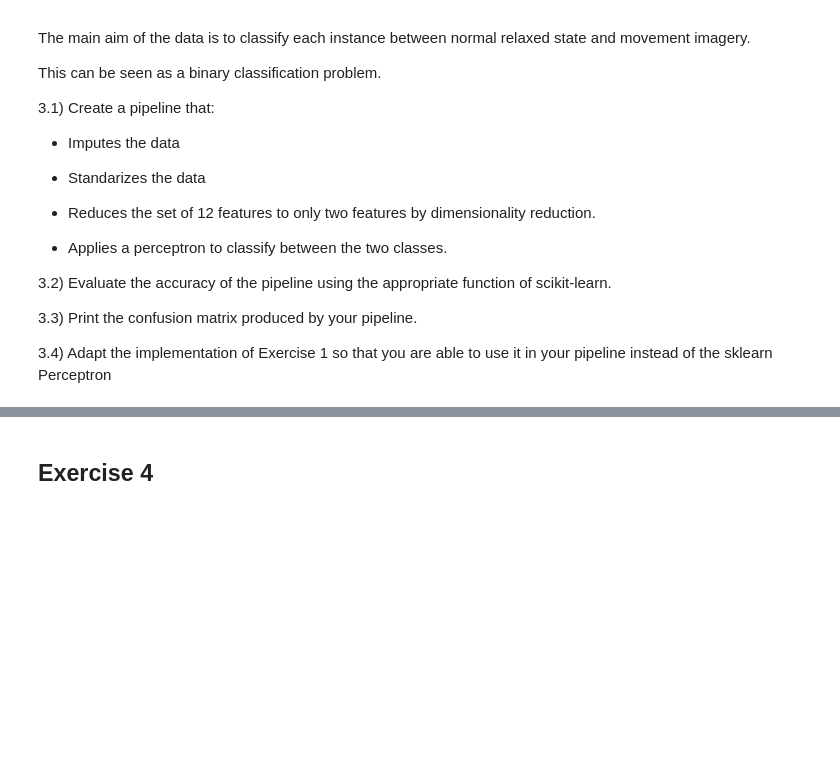
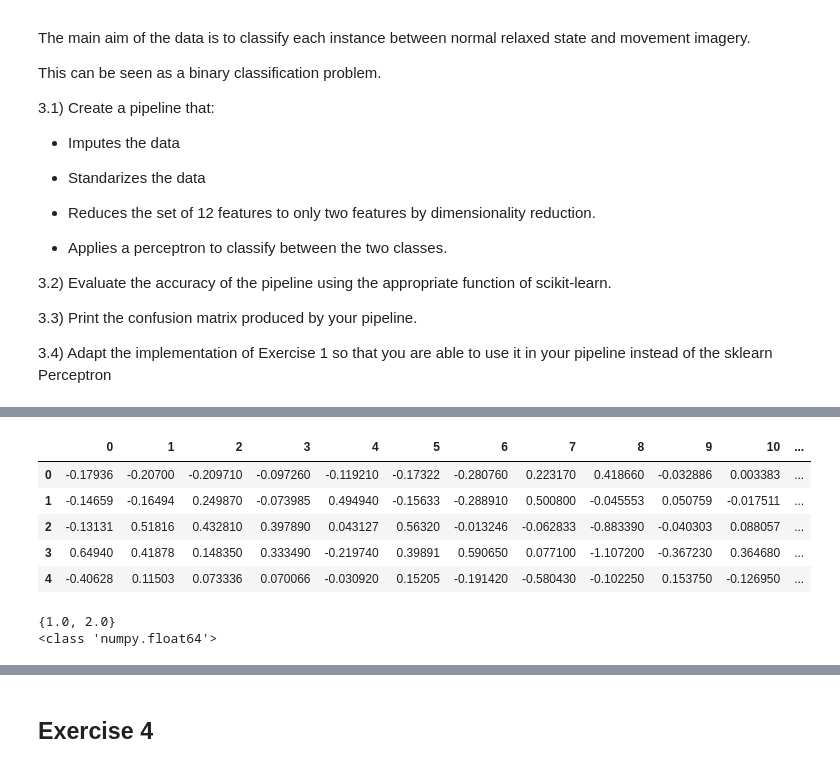
Before and after one commit to Ang3lino/mlnn, a Jupyter notebook: labs/4/Lab4_Perceptron-Students.ipynb, the cells around one changed output, grey strips where cells are left out. Cells and saved outputs as stored; diff of their text form; code cells hidden in the pictures; blank space fills up the shorter version.

```diff
--- a/labs/4/Lab4_Perceptron-Students.ipynb
+++ b/labs/4/Lab4_Perceptron-Students.ipynb
@@ -236,0 +241,21 @@ dataset.shape
+# %%
+import pandas as pd
+from IPython.display import display, HTML, Markdown
+
+df = pd.DataFrame(dataset)
+display(df.head())
+print(set(dataset[:, -1]))
+print(type(dataset[0, -1]))
+
+for row in df.values:
+    if any(type(cell) is not np.float64 for cell in row):
+        print(row)
+# %% [output]
+|  | 0 | 1 | 2 | 3 | 4 | 5 | 6 | 7 | 8 | 9 | 10 | ... |
+| 0 | -0.17936 | -0.20700 | -0.209710 | -0.097260 | -0.119210 | -0.17322 | -0.280760 | 0.223170 | 0.418660 | -0.032886 | 0.003383 | ... |
+| 1 | -0.14659 | -0.16494 | 0.249870 | -0.073985 | 0.494940 | -0.15633 | -0.288910 | 0.500800 | -0.045553 | 0.050759 | -0.017511 | ... |
+| 2 | -0.13131 | 0.51816 | 0.432810 | 0.397890 | 0.043127 | 0.56320 | -0.013246 | -0.062833 | -0.883390 | -0.040303 | 0.088057 | ... |
+| 3 | 0.64940 | 0.41878 | 0.148350 | 0.333490 | -0.219740 | 0.39891 | 0.590650 | 0.077100 | -1.107200 | -0.367230 | 0.364680 | ... |
+| 4 | -0.40628 | 0.11503 | 0.073336 | 0.070066 | -0.030920 | 0.15205 | -0.191420 | -0.580430 | -0.102250 | 0.153750 | -0.126950 | ... |
+{1.0, 2.0}
+<class 'numpy.float64'>
```
Also changed, not shown: parts of 12 cells of this notebook.
